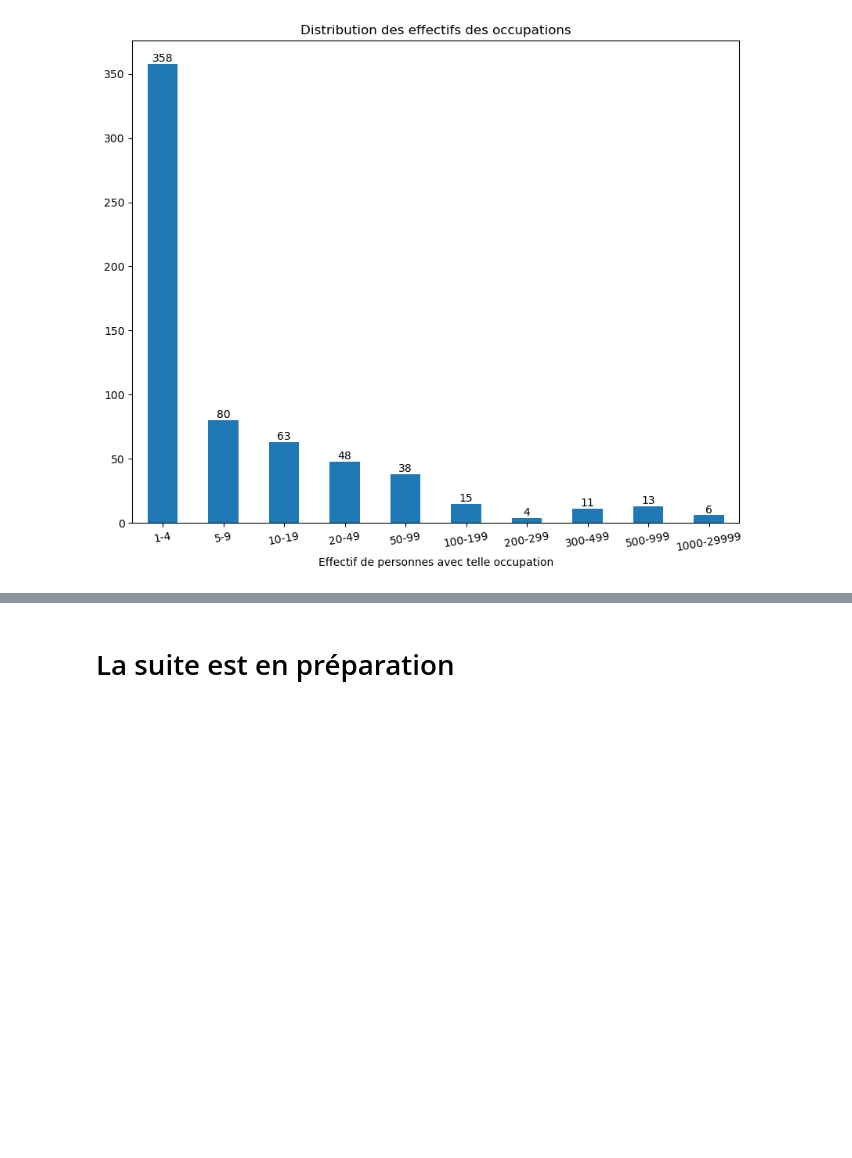
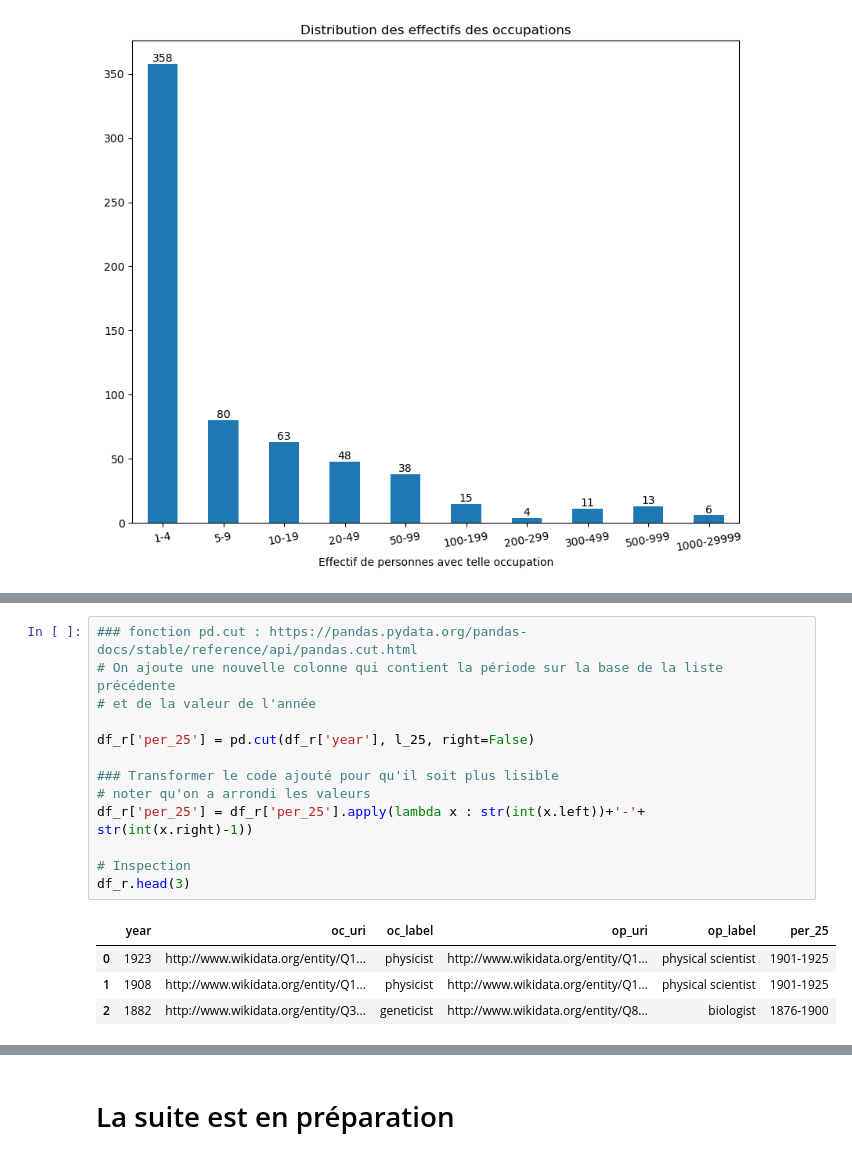
Before and after one commit to Chiodo53/astronomers, a Jupyter notebook: notebooks_jupyter/wikidata_exploration/wdt_occupations_fields_triplestore_exploration.ipynb, the cells around one changed output, grey strips where cells are left out. Saved outputs shown, nothing was run; the diff lists cells and outputs as text; blank space fills up the shorter version.

```diff
--- a/notebooks_jupyter/wikidata_exploration/wdt_occupations_fields_triplestore_exploration.ipynb
+++ b/notebooks_jupyter/wikidata_exploration/wdt_occupations_fields_triplestore_exploration.ipynb
@@ -458,0 +530,18 @@ plt.show()
+# %%
+### fonction pd.cut : https://pandas.pydata.org/pandas-docs/stable/reference/api/pandas.cut.html
+# On ajoute une nouvelle colonne qui contient la période sur la base de la liste précédente
+# et de la valeur de l'année
+
+df_r['per_25'] = pd.cut(df_r['year'], l_25, right=False)
+
+### Transformer le code ajouté pour qu'il soit plus lisible
+# noter qu'on a arrondi les valeurs
+df_r['per_25'] = df_r['per_25'].apply(lambda x : str(int(x.left))+'-'+ str(int(x.right)-1))
+
+# Inspection
+df_r.head(3)
+# %% [output]
+|  | year | oc_uri | oc_label | op_uri | op_label | per_25 |
+| 0 | 1923 | http://www.wikidata.org/entity/Q1... | physicist | http://www.wikidata.org/entity/Q1... | physical scientist | 1901-1925 |
+| 1 | 1908 | http://www.wikidata.org/entity/Q1... | physicist | http://www.wikidata.org/entity/Q1... | physical scientist | 1901-1925 |
+| 2 | 1882 | http://www.wikidata.org/entity/Q3... | geneticist | http://www.wikidata.org/entity/Q8... | biologist | 1876-1900 |
```
Also changed, not shown: parts of 10 cells of this notebook, 7 other files.
